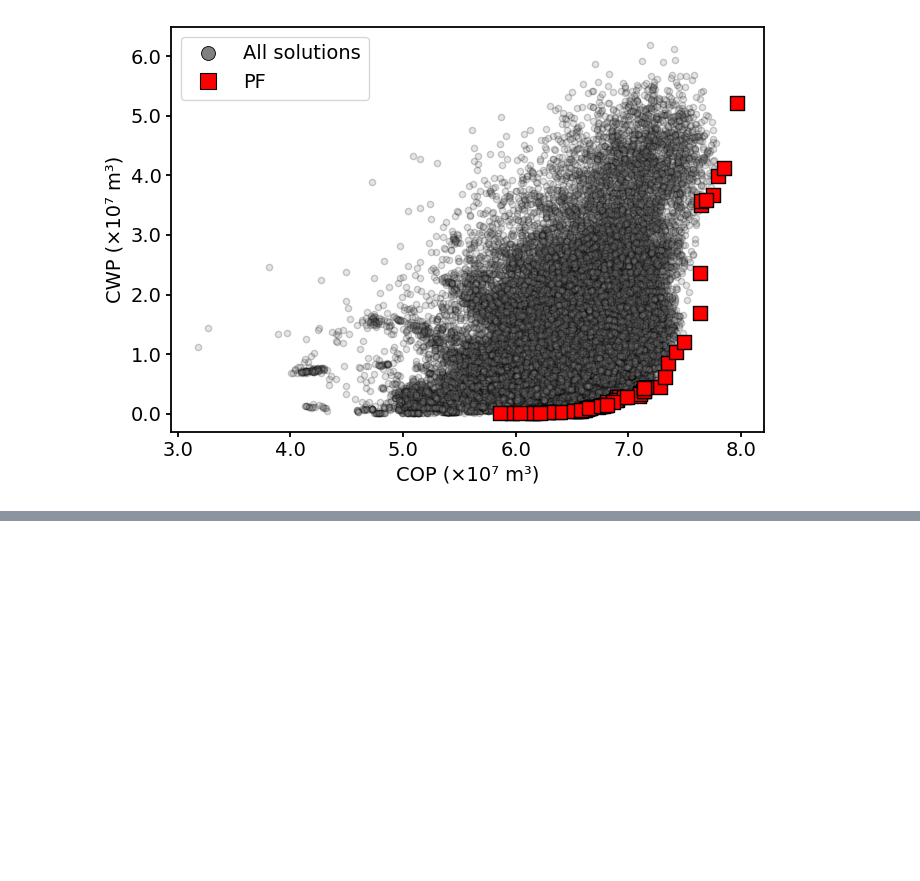
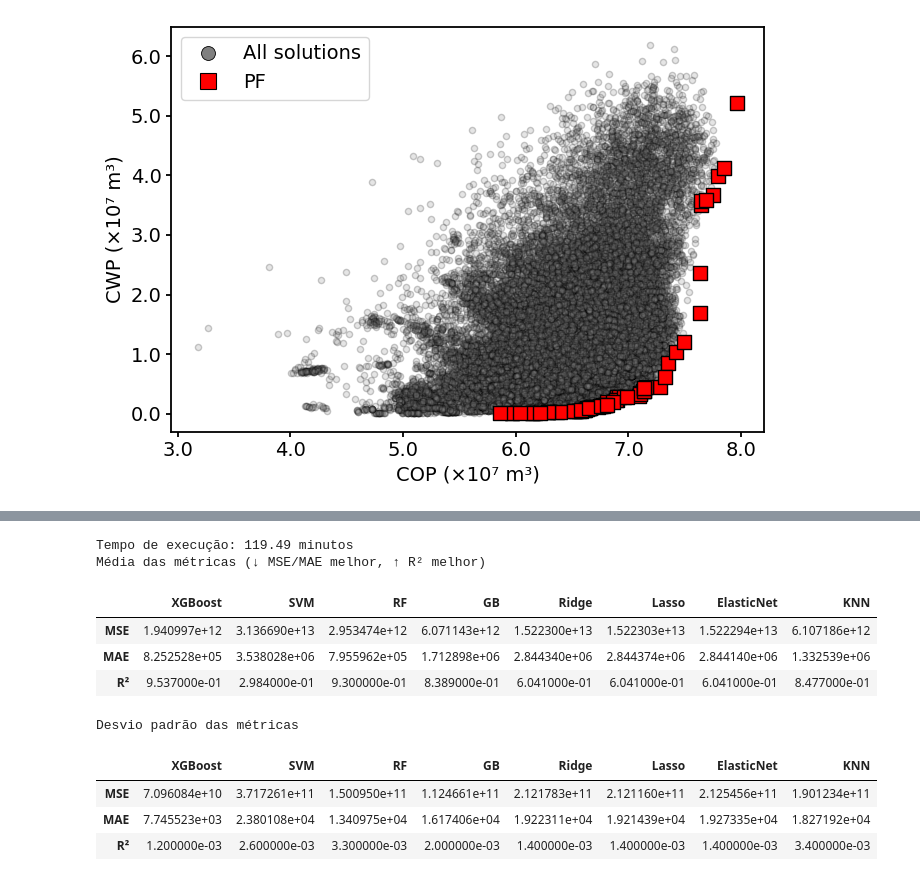
Before and after one commit to mbdemoraes/2026_bracis_datasets, a Jupyter notebook: analysis_MOU1D.ipynb, the cells around one changed output, grey strips where cells are left out. Drawn from its saved outputs; the diff is of its cells as text; code cells hidden in the pictures; blank space fills up the shorter version.

```diff
--- a/analysis_MOU1D.ipynb
+++ b/analysis_MOU1D.ipynb
@@ -158,0 +191,3 @@ plt.savefig("figures/MOU1D.pdf")
+# %%
+df1 = df.copy(deep=True)
+df1.head(3)
@@ -188,0 +325,8 @@ plt.show()
+# %%
+##########################
+# DATA
+#########################
+
+# dado
+X = df1.drop(columns=["COP", "CWP"])
+y = df1[["COP", "CWP"]]
@@ -188,0 +416,57 @@ plt.show()
+# %%
+ini = time.time()
+# Rodando a validação cross-validation
+scores, best_params = run_multioutput_regression_cv(
+    algorithms=algorithms,
+    X=X,
+    y=y,
+    preprocessor=preprocessor,
+    n_splits=5
+)
+
+fim = time.time()
+print('\nTempo de execução:', round((fim - ini) / 60, 2), 'minutos')
+
+
+mean_results = pd.DataFrame({
+    alg: [
+        np.mean([s['mse'] for s in scores[alg]]),
+        np.mean([s['mae'] for s in scores[alg]]),
+        np.mean([s['r2'] for s in scores[alg]])
+    ]
+    for alg in scores
+}, index=['MSE', 'MAE', 'R²'])
+
+
+std_results = pd.DataFrame({
+    alg: [
+        np.std([s['mse'] for s in scores[alg]]),
+        np.std([s['mae'] for s in scores[alg]]),
+        np.std([s['r2'] for s in scores[alg]])
+    ]
+    for alg in scores
+}, index=['MSE', 'MAE', 'R²'])
+
+
+mean_results.to_csv("regression_results_mean.csv")
+std_results.to_csv("regression_results_std.csv")
+
+pd.DataFrame(best_params).T.to_csv("regression_best_params.csv")
+
+print("Média das métricas (↓ MSE/MAE melhor, ↑ R² melhor)")
+display(mean_results.round(4))
+
+print("Desvio padrão das métricas")
+display(std_results.round(4))
+# %% [output]
+Tempo de execução: 119.49 minutos
+Média das métricas (↓ MSE/MAE melhor, ↑ R² melhor)
+|  | XGBoost | SVM | RF | GB | Ridge | Lasso | ElasticNet | KNN |
+| MSE | 1.940997e+12 | 3.136690e+13 | 2.953474e+12 | 6.071143e+12 | 1.522300e+13 | 1.522303e+13 | 1.522294e+13 | 6.107186e+12 |
+| MAE | 8.252528e+05 | 3.538028e+06 | 7.955962e+05 | 1.712898e+06 | 2.844340e+06 | 2.844374e+06 | 2.844140e+06 | 1.332539e+06 |
+| R² | 9.537000e-01 | 2.984000e-01 | 9.300000e-01 | 8.389000e-01 | 6.041000e-01 | 6.041000e-01 | 6.041000e-01 | 8.477000e-01 |
+Desvio padrão das métricas
+|  | XGBoost | SVM | RF | GB | Ridge | Lasso | ElasticNet | KNN |
+| MSE | 7.096084e+10 | 3.717261e+11 | 1.500950e+11 | 1.124661e+11 | 2.121783e+11 | 2.121160e+11 | 2.125456e+11 | 1.901234e+11 |
+| MAE | 7.745523e+03 | 2.380108e+04 | 1.340975e+04 | 1.617406e+04 | 1.922311e+04 | 1.921439e+04 | 1.927335e+04 | 1.827192e+04 |
+| R² | 1.200000e-03 | 2.600000e-03 | 3.300000e-03 | 2.000000e-03 | 1.400000e-03 | 1.400000e-03 | 1.400000e-03 | 3.400000e-03 |
```
Also changed, not shown: parts of 8 cells of this notebook, 5 other files.
